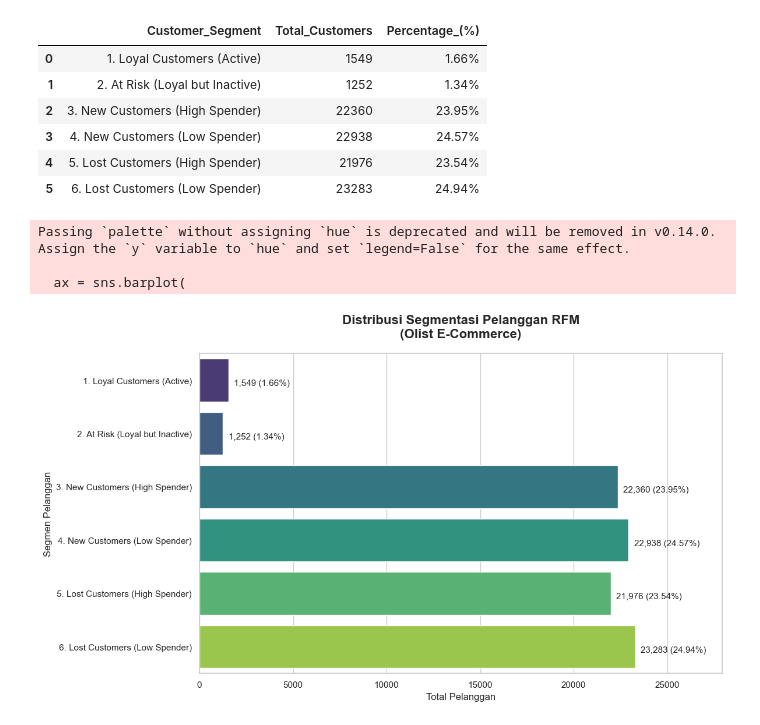
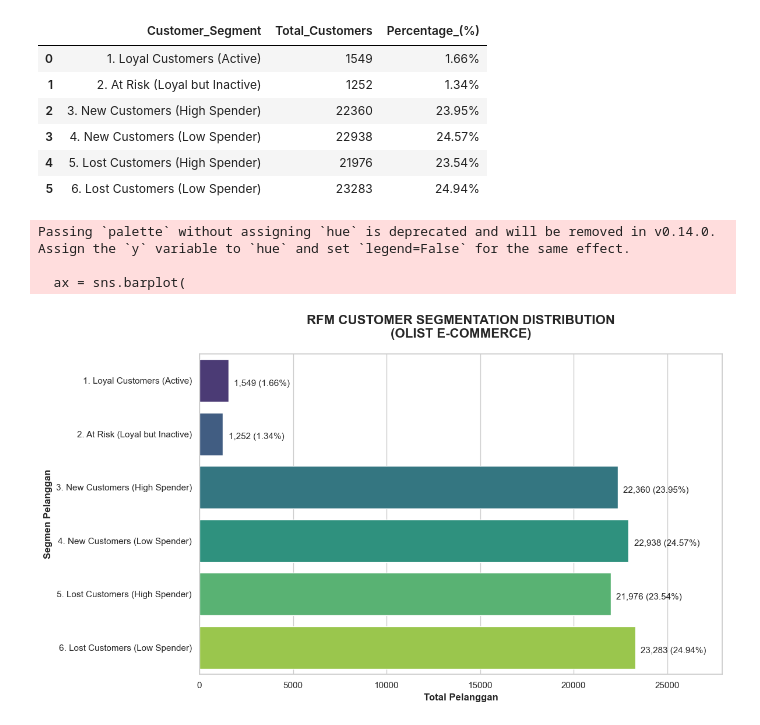
Before and after one commit to bagaskara0506/E-Commerce_Data_Analysis, a Jupyter notebook: notebooks/01_rfm_customer_segmentation.ipynb, the cells around one changed output. Cells and saved outputs as stored; diff of their text form; code cells hidden in the pictures.

```diff
--- a/notebooks/01_rfm_customer_segmentation.ipynb
+++ b/notebooks/01_rfm_customer_segmentation.ipynb
@@ -165,6 +171,9 @@ segment_counts.sort_values('Customer_Segment', ascending=True).reset_index(drop=
 # =========================================================
 
 # Mengurutkan data dan mereset index agar selaras saat di looping di grafik
+from numpy import pad
+
+
 df_plot = segment_counts.sort_values('Customer_Segment', ascending=True).reset_index(drop=True)
 
 # Menentukan ukuran kanvas grafik
@@ -179,40 +188,40 @@ ax = sns.barplot(
   )
 
 # Menambah judul dan label sumbu
-plt.title('Distribusi Segmentasi Pelanggan RFM\n(Olist E-Commerce)',
+plt.title('RFM CUSTOMER SEGMENTATION DISTRIBUTION\n(OLIST E-COMMERCE)',
           fontsize=16,
           fontweight='bold',
           pad=20
           )
-plt.xlabel('Total Pelanggan',fontsize=12)
-plt.ylabel('Segmen Pelanggan',fontsize=12)
+plt.xlabel('Total Pelanggan',fontsize=12,fontweight='bold')
+plt.ylabel('Segmen Pelanggan',fontsize=12,fontweight='bold')
 
 # Menambahkan angka aktual & presentase di ujung setiap batang
 for i, p in enumerate(ax.patches):
   width = p.get_width()
 
   # Mengambil nilai teks persentase dari dataframe
   percentage_text = df_plot.loc[i, 'Percentage_(%)']
 
   # Menulis total presentase
   plt.text(width + 300, p.get_y() + p.get_height()/2. + 0.1,
            f'{int(width):,} ({percentage_text})',
             ha="left", fontsize=11)
 
 # Melebarkan bingkai grafik
 max_value = df_plot['Total_Customers'].max()
 plt.xlim(0,max_value * 1.2)
 
 # Merapihkan tata letak agar tidak terpotong
 plt.tight_layout()
 
 # Menyimpan grafik sebagai gambar PNG di Folder Proyek
-plt.savefig('../data/processed/rfm_segmentation_chart.png', dpi=300)
+plt.savefig('../dashboards/rfm_segmentation_chart.png', dpi=300)
 
 # Menampilkan grafik di layar
 plt.show()
 # %% [output]
 Passing `palette` without assigning `hue` is deprecated and will be removed in v0.14.0. Assign the `y` variable to `hue` and set `legend=False` for the same effect.
 
   ax = sns.barplot(
-[figure, old version]
+[figure, new version]
```
Also changed, not shown: parts of 2 cells of this notebook, 9 other files.
